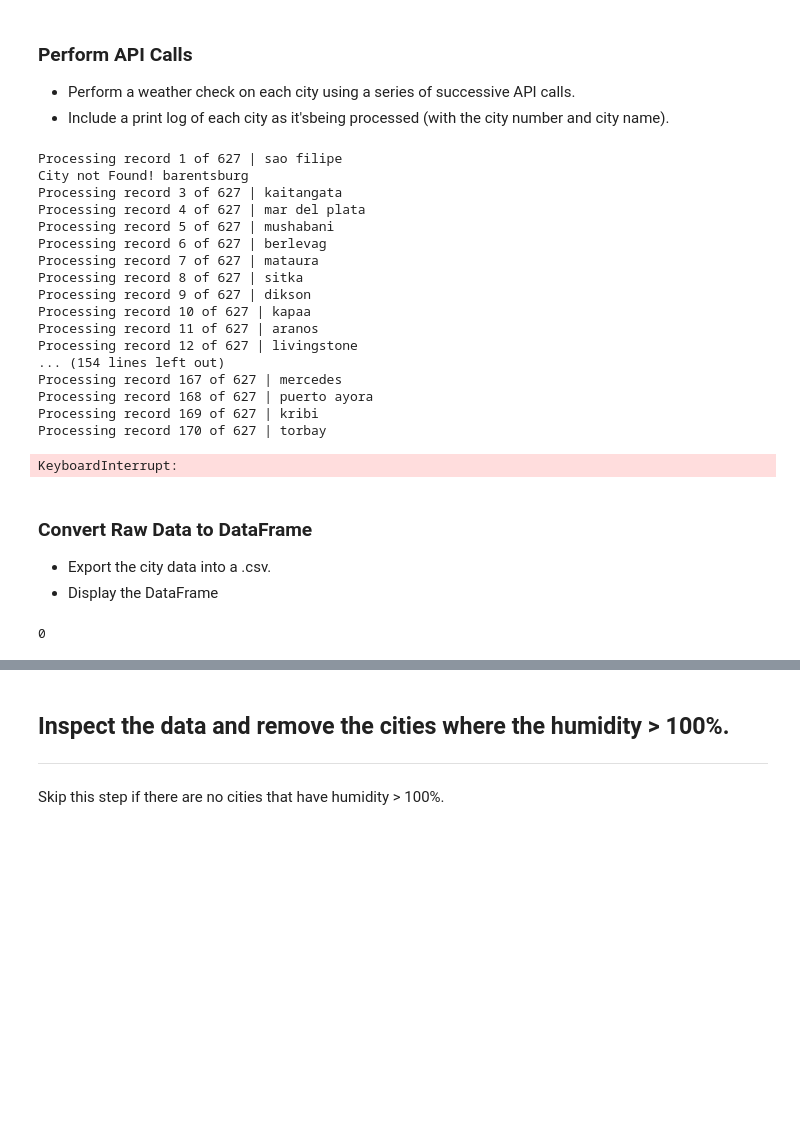
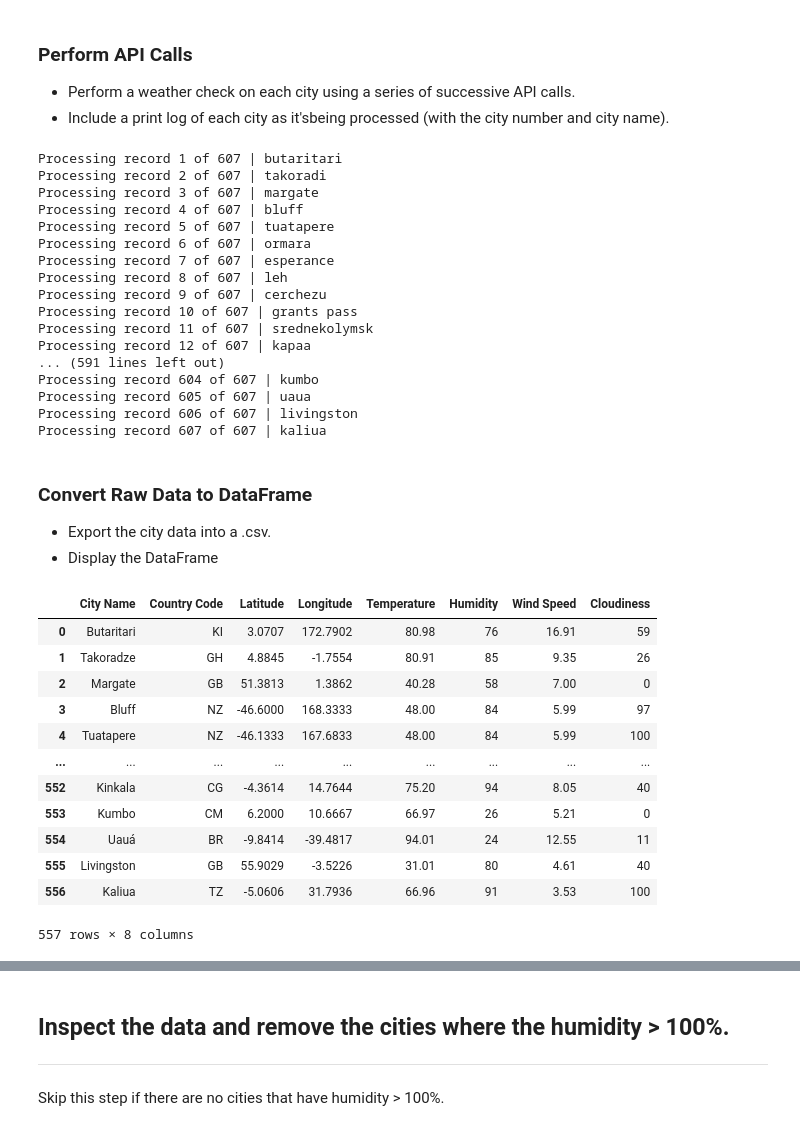
Before and after one commit to Aprieto7/python-api-challenge, a Jupyter notebook: starter_code/WeatherPy.ipynb, the cells around one changed output, grey strips where cells are left out. Saved outputs shown, nothing was run; the diff lists cells and outputs as text; code cells hidden in the pictures; blank space fills up the shorter version.

```diff
--- a/starter_code/WeatherPy.ipynb
+++ b/starter_code/WeatherPy.ipynb
@@ -91,47 +91,62 @@ for x in range(len(cities)):
         city_lat = weather_response['coord']['lat']
         city_lon = weather_response['coord']['lon']
         city_humidity = weather_response['main']['humidity']
-        city_temp_max = weather_response['main']['temp_max']
-        city_temp_min = weather_response['main']['temp_min']
+        city_temp = weather_response['main']['temp']
         city_country = weather_response['sys']['country']
         city_name = weather_response['name']
+        city_windiness = weather_response['wind']['speed']
+        city_clouds = weather_response['clouds']['all']
 
-        cities_data.append({'City Lat': city_lat,
-                            'City Lon': city_lon,
+        cities_data.append({'City Name' : city_name,
+                            'Country Code' : city_country,
+                            'Latitude': city_lat,
+                            'Longitude': city_lon,
+                            'Temperature' : city_temp,
                             'Humidity' : city_humidity,
-                            'Max Temperature' : city_temp_max,
-                            'Min Temperature' : city_temp_min,
-                            'Country Code' : city_country,
-                            'City Name' : city_name})
+                            'Wind Speed' : city_windiness,
+                            'Cloudiness' : city_clouds
+                           })
 
         print(f"Processing record {x + 1} of {len(cities)} | {cities[x]}")
 
     except KeyError:
-        print(f"City not Found! {cities[x]}")
+        print(f"Processing record {x +1} of {len(cities)} | City not Found! {cities[x]}")
 # %% [output]
-Processing record 1 of 627 | sao filipe
-City not Found! barentsburg
-Processing record 3 of 627 | kaitangata
-Processing record 4 of 627 | mar del plata
-Processing record 5 of 627 | mushabani
-Processing record 6 of 627 | berlevag
-Processing record 7 of 627 | mataura
-Processing record 8 of 627 | sitka
-Processing record 9 of 627 | dikson
-Processing record 10 of 627 | kapaa
-Processing record 11 of 627 | aranos
-Processing record 12 of 627 | livingstone
-... (154 lines left out)
-Processing record 167 of 627 | mercedes
-Processing record 168 of 627 | puerto ayora
-Processing record 169 of 627 | kribi
-Processing record 170 of 627 | torbay
+Processing record 1 of 607 | butaritari
+Processing record 2 of 607 | takoradi
+Processing record 3 of 607 | margate
+Processing record 4 of 607 | bluff
+Processing record 5 of 607 | tuatapere
+Processing record 6 of 607 | ormara
+Processing record 7 of 607 | esperance
+Processing record 8 of 607 | leh
+Processing record 9 of 607 | cerchezu
+Processing record 10 of 607 | grants pass
+Processing record 11 of 607 | srednekolymsk
+Processing record 12 of 607 | kapaa
+... (591 lines left out)
+Processing record 604 of 607 | kumbo
+Processing record 605 of 607 | uaua
+Processing record 606 of 607 | livingston
+Processing record 607 of 607 | kaliua
-KeyboardInterrupt:
 # %% [markdown]
 ### Convert Raw Data to DataFrame
 * Export the city data into a .csv.
 * Display the DataFrame
-# %%
-x
-# %% [output]
-0
+# %%
+weather_df = pd.DataFrame(cities_data)
+weather_df
+# %% [output]
+|  | City Name | Country Code | Latitude | Longitude | Temperature | Humidity | Wind Speed | Cloudiness |
+| 0 | Butaritari | KI | 3.0707 | 172.7902 | 80.98 | 76 | 16.91 | 59 |
+| 1 | Takoradze | GH | 4.8845 | -1.7554 | 80.91 | 85 | 9.35 | 26 |
+| 2 | Margate | GB | 51.3813 | 1.3862 | 40.28 | 58 | 7.00 | 0 |
+| 3 | Bluff | NZ | -46.6000 | 168.3333 | 48.00 | 84 | 5.99 | 97 |
+| 4 | Tuatapere | NZ | -46.1333 | 167.6833 | 48.00 | 84 | 5.99 | 100 |
+| ... | ... | ... | ... | ... | ... | ... | ... | ... |
+| 552 | Kinkala | CG | -4.3614 | 14.7644 | 75.20 | 94 | 8.05 | 40 |
+| 553 | Kumbo | CM | 6.2000 | 10.6667 | 66.97 | 26 | 5.21 | 0 |
+| 554 | Uauá | BR | -9.8414 | -39.4817 | 94.01 | 24 | 12.55 | 11 |
+| 555 | Livingston | GB | 55.9029 | -3.5226 | 31.01 | 80 | 4.61 | 40 |
+| 556 | Kaliua | TZ | -5.0606 | 31.7936 | 66.96 | 91 | 3.53 | 100 |
+557 rows × 8 columns
```
Also changed, not shown: parts of 3 cells of this notebook.
